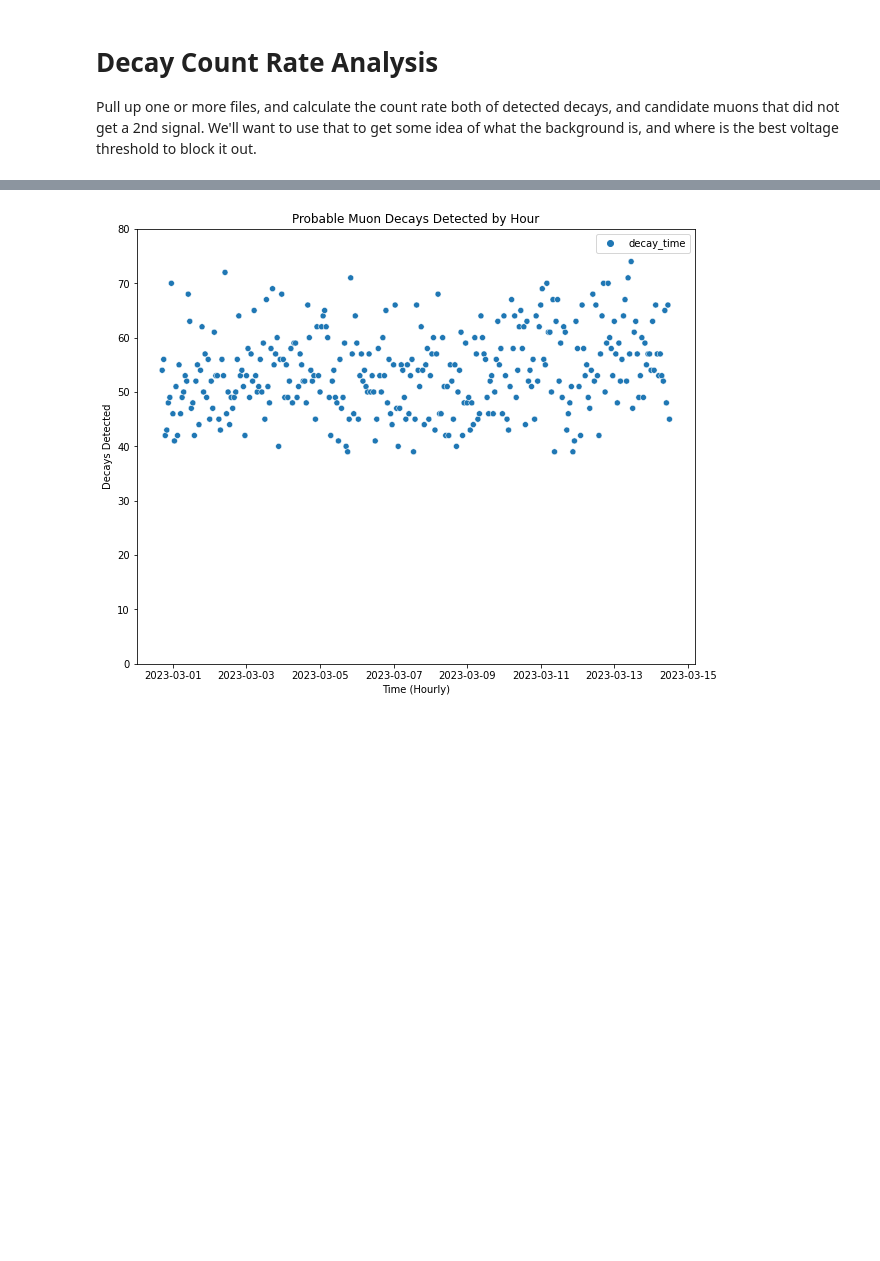
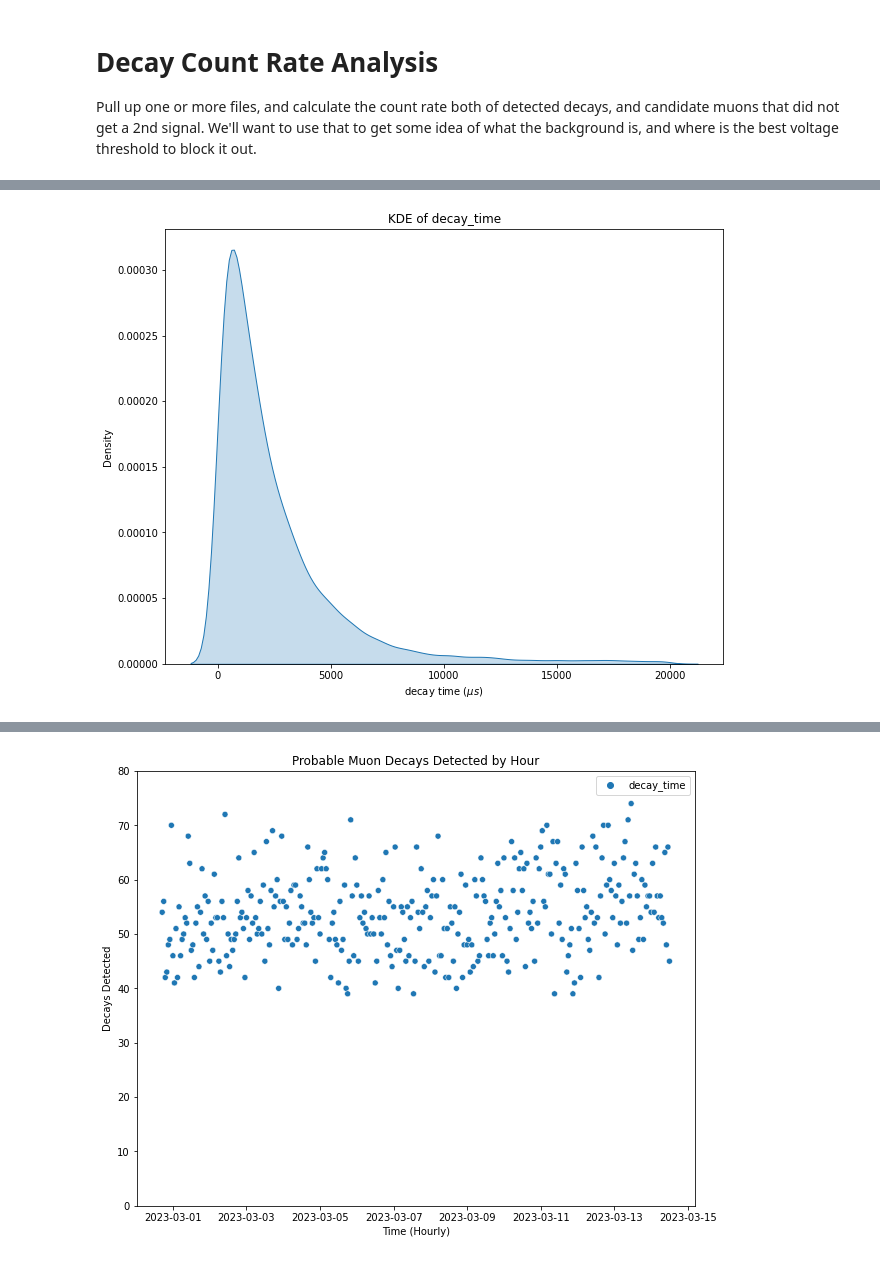
Before and after one commit to john-hafner/PHY451-Muon, a Jupyter notebook: Decay_Counts_Rate_Analysis.ipynb, the cells around one changed output, grey strips where cells are left out. Saved outputs shown, nothing was run; the diff lists cells and outputs as text; code cells hidden in the pictures; blank space fills up the shorter version.

```diff
--- a/Decay_Counts_Rate_Analysis.ipynb
+++ b/Decay_Counts_Rate_Analysis.ipynb
@@ -70,0 +76,9 @@ dtype: float64
+# %%
+plt.figure(figsize=(10,8))
+g = sns.kdeplot(data=decay_df['decay_time'], fill=True)
+
+plt.title('KDE of decay_time')
+plt.xlabel('decay time $(\mu s)$')
+plt.show()
+# %% [output]
+[figure, added]
```
Also changed, not shown: parts of 54 cells of this notebook.
